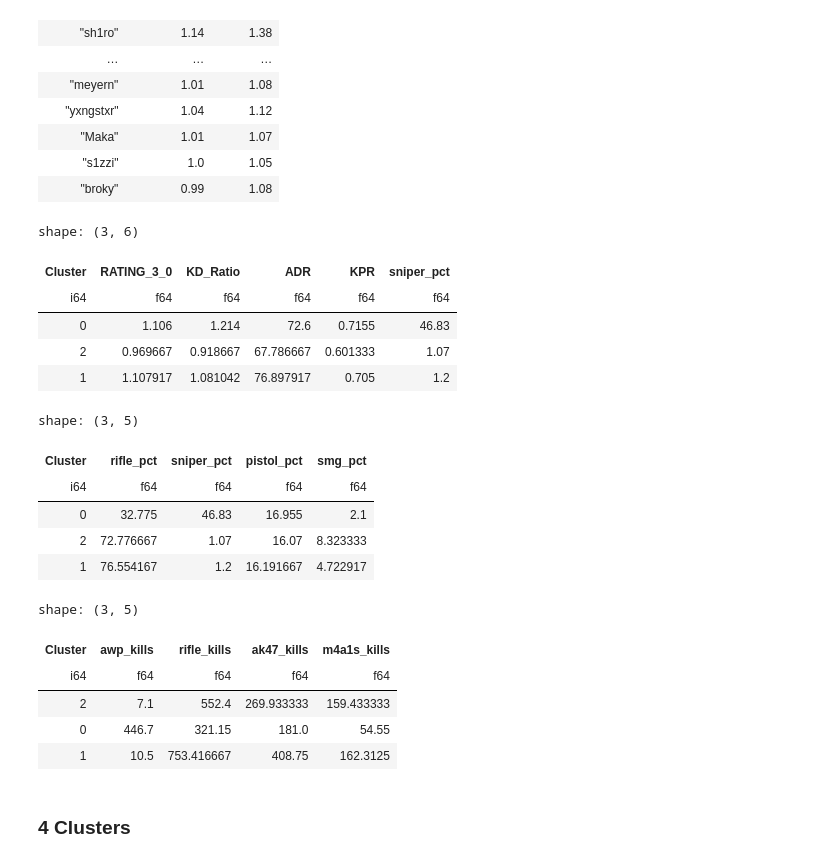
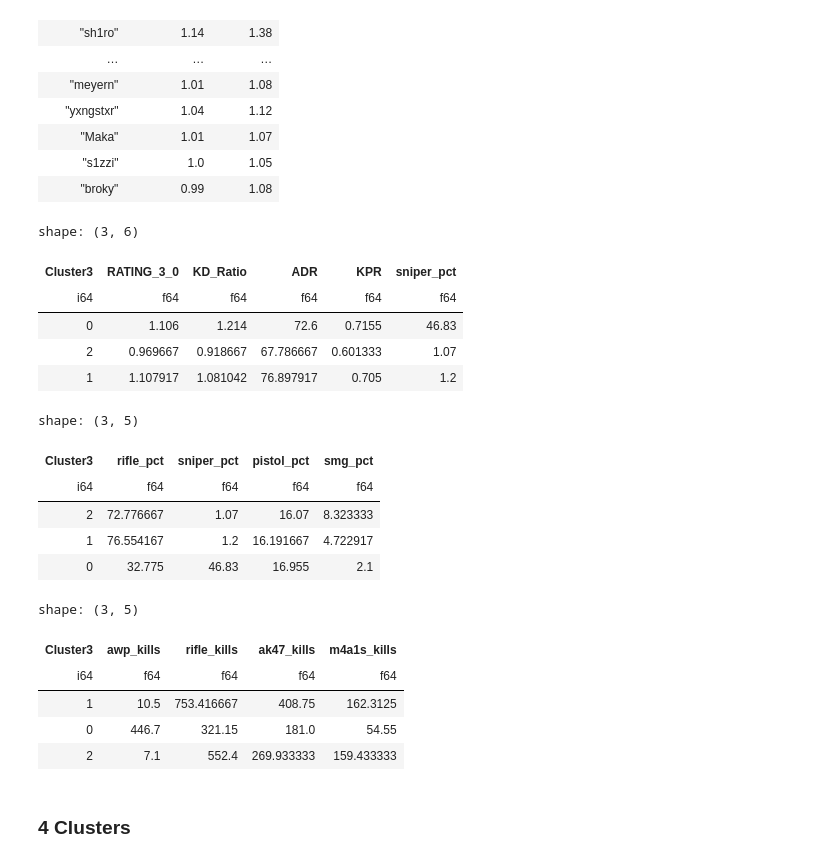
Before and after one commit to dantngn98/hltv_players_unsupervised_learning, a Jupyter notebook: notebooks/Hierarchical_clustering.ipynb, the cells around one changed output. Drawn from its saved outputs; the diff is of its cells as text; code cells hidden in the pictures.

```diff
--- a/notebooks/Hierarchical_clustering.ipynb
+++ b/notebooks/Hierarchical_clustering.ipynb
@@ -137,7 +230,7 @@ ward_cut_3 = cut_tree(linkage_ward,
                     n_clusters=3).reshape(-1)
 
 cs_df_3c = cs_df.with_columns(
-    pl.Series("Cluster", ward_cut_3)
+    pl.Series("Cluster3", ward_cut_3)
 )
 
 cs_df_3c.head()
@@ -179,7 +272,7 @@ shape: (20, 3)
 | "s1zzi" | 1.0 | 1.05 |
 | "broky" | 0.99 | 1.08 |
 # %%
-cs_df_3c.group_by("Cluster").agg([
+cs_df_3c.group_by("Cluster3").agg([
     pl.mean("RATING_3_0"),
     pl.mean("KD_Ratio"),
     pl.mean("ADR"),
@@ -188,13 +281,13 @@ cs_df_3c.group_by("Cluster").agg([
 ])
 # %% [output]
 shape: (3, 6)
-| Cluster | RATING_3_0 | KD_Ratio | ADR | KPR | sniper_pct |
+| Cluster3 | RATING_3_0 | KD_Ratio | ADR | KPR | sniper_pct |
 | i64 | f64 | f64 | f64 | f64 | f64 |
 | 0 | 1.106 | 1.214 | 72.6 | 0.7155 | 46.83 |
 | 2 | 0.969667 | 0.918667 | 67.786667 | 0.601333 | 1.07 |
 | 1 | 1.107917 | 1.081042 | 76.897917 | 0.705 | 1.2 |
 # %%
-cs_df_3c.group_by("Cluster").agg([
+cs_df_3c.group_by("Cluster3").agg([
     pl.mean("rifle_pct"),
     pl.mean("sniper_pct"),
     pl.mean("pistol_pct"),
@@ -202,25 +295,25 @@ cs_df_3c.group_by("Cluster").agg([
 ])
 # %% [output]
 shape: (3, 5)
-| Cluster | rifle_pct | sniper_pct | pistol_pct | smg_pct |
+| Cluster3 | rifle_pct | sniper_pct | pistol_pct | smg_pct |
 | i64 | f64 | f64 | f64 | f64 |
-| 0 | 32.775 | 46.83 | 16.955 | 2.1 |
 | 2 | 72.776667 | 1.07 | 16.07 | 8.323333 |
 | 1 | 76.554167 | 1.2 | 16.191667 | 4.722917 |
+| 0 | 32.775 | 46.83 | 16.955 | 2.1 |
 # %%
-cs_df_3c.group_by("Cluster").agg([
+cs_df_3c.group_by("Cluster3").agg([
     pl.mean("awp_kills"),
     pl.mean("rifle_kills"),
     pl.mean("ak47_kills"),
     pl.mean("m4a1s_kills")
 ])
 # %% [output]
 shape: (3, 5)
-| Cluster | awp_kills | rifle_kills | ak47_kills | m4a1s_kills |
+| Cluster3 | awp_kills | rifle_kills | ak47_kills | m4a1s_kills |
 | i64 | f64 | f64 | f64 | f64 |
+| 1 | 10.5 | 753.416667 | 408.75 | 162.3125 |
+| 0 | 446.7 | 321.15 | 181.0 | 54.55 |
 | 2 | 7.1 | 552.4 | 269.933333 | 159.433333 |
-| 0 | 446.7 | 321.15 | 181.0 | 54.55 |
-| 1 | 10.5 | 753.416667 | 408.75 | 162.3125 |
 # %% [markdown]
 ### 4 Clusters
 # %%
```
Also changed, not shown: parts of 22 cells of this notebook.
